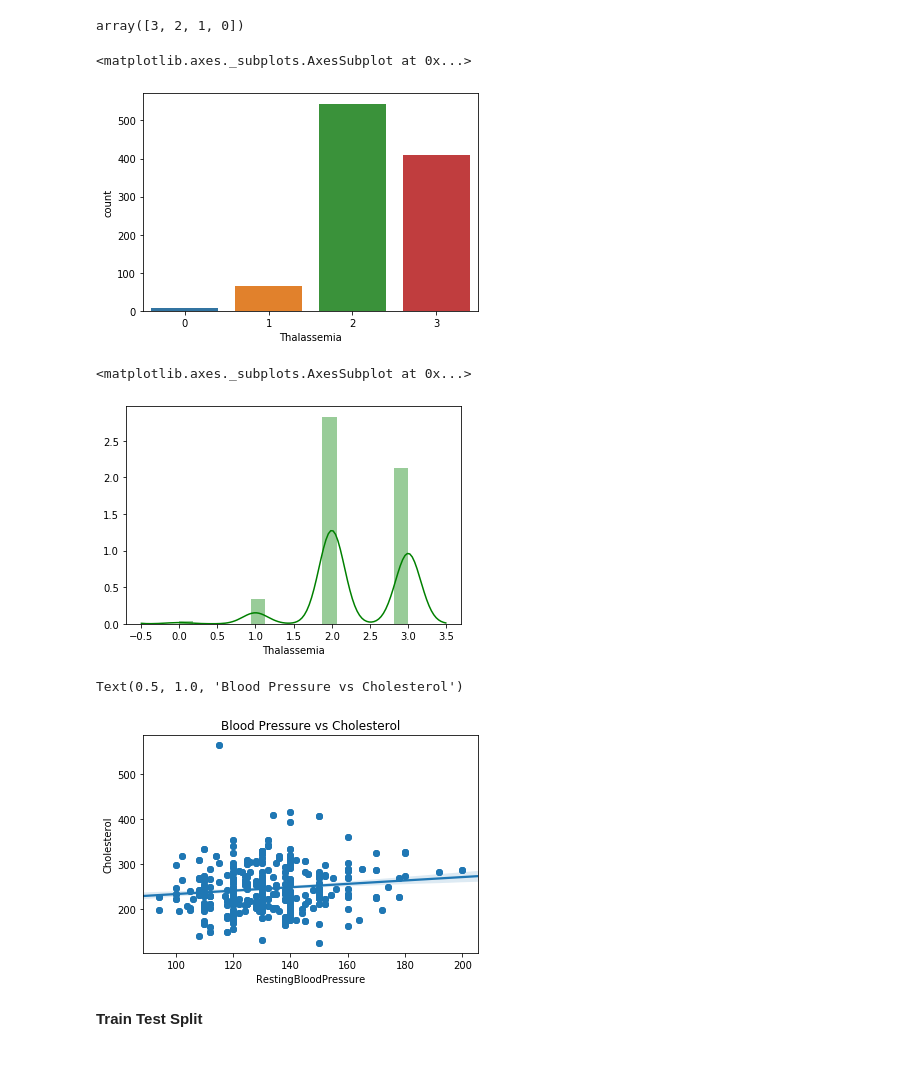
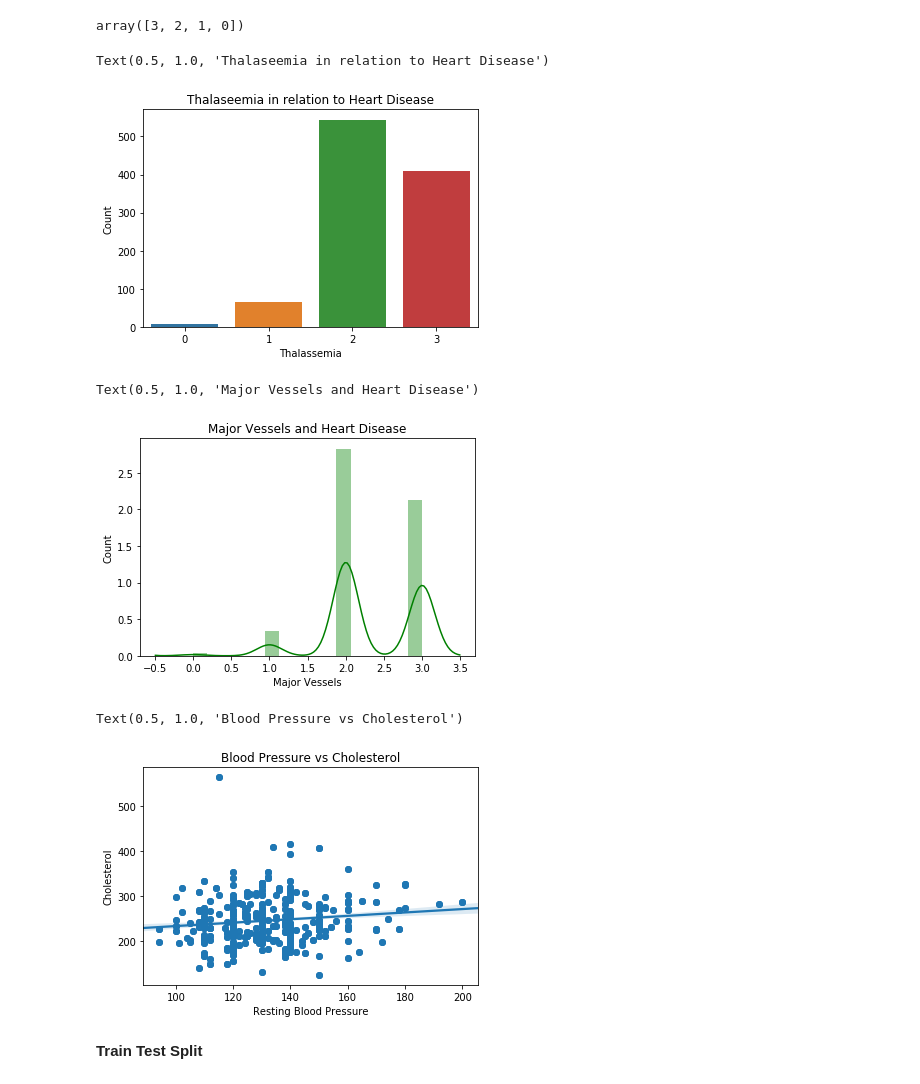
Before and after one commit to letisalbal/Final-Project, a Jupyter notebook: HeartDisease.ipynb, the cells around one changed output. Saved outputs shown, nothing was run; the diff lists cells and outputs as text; code cells hidden in the pictures.

```diff
--- a/HeartDisease.ipynb
+++ b/HeartDisease.ipynb
@@ -322,20 +355,28 @@ heart_df2["Thalassemia"].unique()
 array([3, 2, 1, 0])
 # %%
 sns.countplot(data=heart_df2, x = 'Thalassemia')
+plt.xlabel('Thalassemia')
+plt.ylabel('Count')
+plt.title('Thalaseemia in relation to Heart Disease')
 # %% [output]
-<matplotlib.axes._subplots.AxesSubplot at 0x...>
+Text(0.5, 1.0, 'Thalaseemia in relation to Heart Disease')
-[figure, old version]
+[figure, new version]
 # %%
 sns.distplot(heart_df2['Thalassemia'], color = "green")
+plt.xlabel('Major Vessels')
+plt.ylabel('Count')
+plt.title('Major Vessels and Heart Disease')
 # %% [output]
-<matplotlib.axes._subplots.AxesSubplot at 0x...>
+Text(0.5, 1.0, 'Major Vessels and Heart Disease')
-[figure, old version]
+[figure, new version]
 # %%
 sns.regplot(x=heart_df2.RestingBloodPressure,y=heart_df2.Cholesterol)
+plt.xlabel('Resting Blood Pressure')
+plt.ylabel('Cholesterol')
 plt.title('Blood Pressure vs Cholesterol')
 # %% [output]
 Text(0.5, 1.0, 'Blood Pressure vs Cholesterol')
-[figure, old version]
+[figure, new version]
 # %% [markdown]
 **Train Test Split**
 # %%
```
Also changed, not shown: parts of 21 cells of this notebook.
